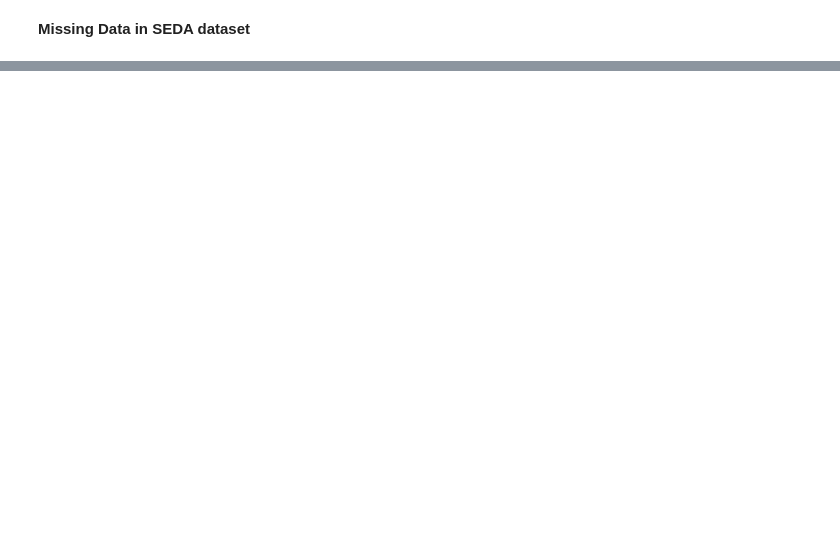
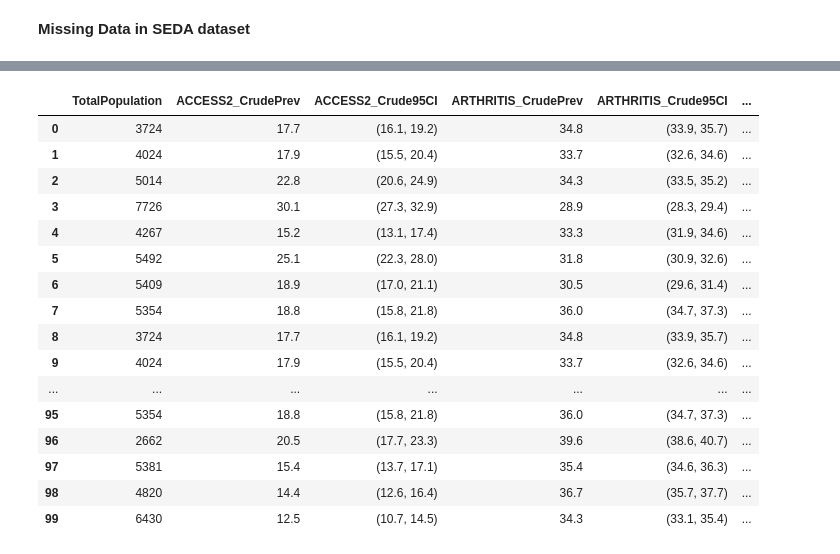
Before and after one commit to csci1951a-spring-2025/final-projects-mink, a Jupyter notebook: eda.ipynb, the cells around one changed output, grey strips where cells are left out. Saved outputs shown, nothing was run; the diff lists cells and outputs as text; code cells hidden in the pictures; blank space fills up the shorter version.

Commit message:
added example table and script for building sqlite3 .db

```diff
--- a/eda.ipynb
+++ b/eda.ipynb
@@ -39,3 +37,3 @@ pd.set_option('display.max_columns', None)
 # %%
-food_atlas = pd.read_csv("./data/Food Access Research Atlas.csv")
-# food_atlas.head(100)
+food_atlas = pd.read_csv("./data/health_food_access_all.csv")
+food_atlas.dtypes
@@ -62,0 +81,6 @@ len(seda_gcs)
+# %%
+tract_mapping = pd.read_excel("./data/grf19_lea_tract.xlsx")
+print(tract_mapping.head())
+
+seda_gcs = pd.read_csv("./data/seda_admindist_long_gcs_5.0_updated_20240319.csv")
+print(seda_gcs.head())
@@ -239,0 +274,58 @@ Percent of rows with missing values for 2019: 0.9040860885839052
+# %%
+if not os.path.exists("./data/data.db"):
+    os.system("python build_db.py")
+
+conn = sqlite3.connect("./data/data.db")
+c = conn.cursor()
+
+
+COLS_EXCLUDE = set([
+    "StateAbbr",
+    "StateDesc",
+    "CountyName",
+    "CountyFIPS",
+    "TractFIPS",
+    "fips",
+    "stateabb",
+    "sedaadmin",
+    "sedaadminname",
+    "TRACT",
+    "COUNT"
+])
+
+c.execute("""
+WITH seda_tracts AS (
+    SELECT *
+    FROM seda s
+    JOIN nces n
+    ON s.sedaadmin = n.LEAID
+    WHERE s.year = 2019
+)
+
+, food_atlas_tracts AS (
+    SELECT *
+    FROM food f
+    JOIN seda_tracts st
+    ON st.TRACT = f.CensusTract
+)
+
+, cdc_tracts AS (
+    SELECT *
+    FROM cdc c
+    JOIN food_atlas_tracts ft
+    ON ft.TRACT = c.TractFIPS
+)
+
+SELECT *
+FROM cdc_tracts
+LIMIT 100;
+""")
+
+rows = c.fetchall()
+print(len(rows))
+columns = [col[0] for col in c.description]
+df = pd.DataFrame(rows, columns=columns)
+df = df[[col for col in df.columns if col not in COLS_EXCLUDE]]
+df.to_csv("example_joined_table.csv", index=False)
+df
+# %% [output]
@@ -239,0 +333,17 @@ Percent of rows with missing values for 2019: 0.9040860885839052
+|  | TotalPopulation | ACCESS2_CrudePrev | ACCESS2_Crude95CI | ARTHRITIS_CrudePrev | ARTHRITIS_Crude95CI | ... |
+| 0 | 3724 | 17.7 | (16.1, 19.2) | 34.8 | (33.9, 35.7) | ... |
+| 1 | 4024 | 17.9 | (15.5, 20.4) | 33.7 | (32.6, 34.6) | ... |
+| 2 | 5014 | 22.8 | (20.6, 24.9) | 34.3 | (33.5, 35.2) | ... |
+| 3 | 7726 | 30.1 | (27.3, 32.9) | 28.9 | (28.3, 29.4) | ... |
+| 4 | 4267 | 15.2 | (13.1, 17.4) | 33.3 | (31.9, 34.6) | ... |
+| 5 | 5492 | 25.1 | (22.3, 28.0) | 31.8 | (30.9, 32.6) | ... |
+| 6 | 5409 | 18.9 | (17.0, 21.1) | 30.5 | (29.6, 31.4) | ... |
+| 7 | 5354 | 18.8 | (15.8, 21.8) | 36.0 | (34.7, 37.3) | ... |
+| 8 | 3724 | 17.7 | (16.1, 19.2) | 34.8 | (33.9, 35.7) | ... |
+| 9 | 4024 | 17.9 | (15.5, 20.4) | 33.7 | (32.6, 34.6) | ... |
+| ... | ... | ... | ... | ... | ... | ... |
+| 95 | 5354 | 18.8 | (15.8, 21.8) | 36.0 | (34.7, 37.3) | ... |
+| 96 | 2662 | 20.5 | (17.7, 23.3) | 39.6 | (38.6, 40.7) | ... |
+| 97 | 5381 | 15.4 | (13.7, 17.1) | 35.4 | (34.6, 36.3) | ... |
+| 98 | 4820 | 14.4 | (12.6, 16.4) | 36.7 | (35.7, 37.7) | ... |
+| 99 | 6430 | 12.5 | (10.7, 14.5) | 34.3 | (33.1, 35.4) | ... |
```
Also changed, not shown: parts of 28 cells of this notebook, 3 other files.
